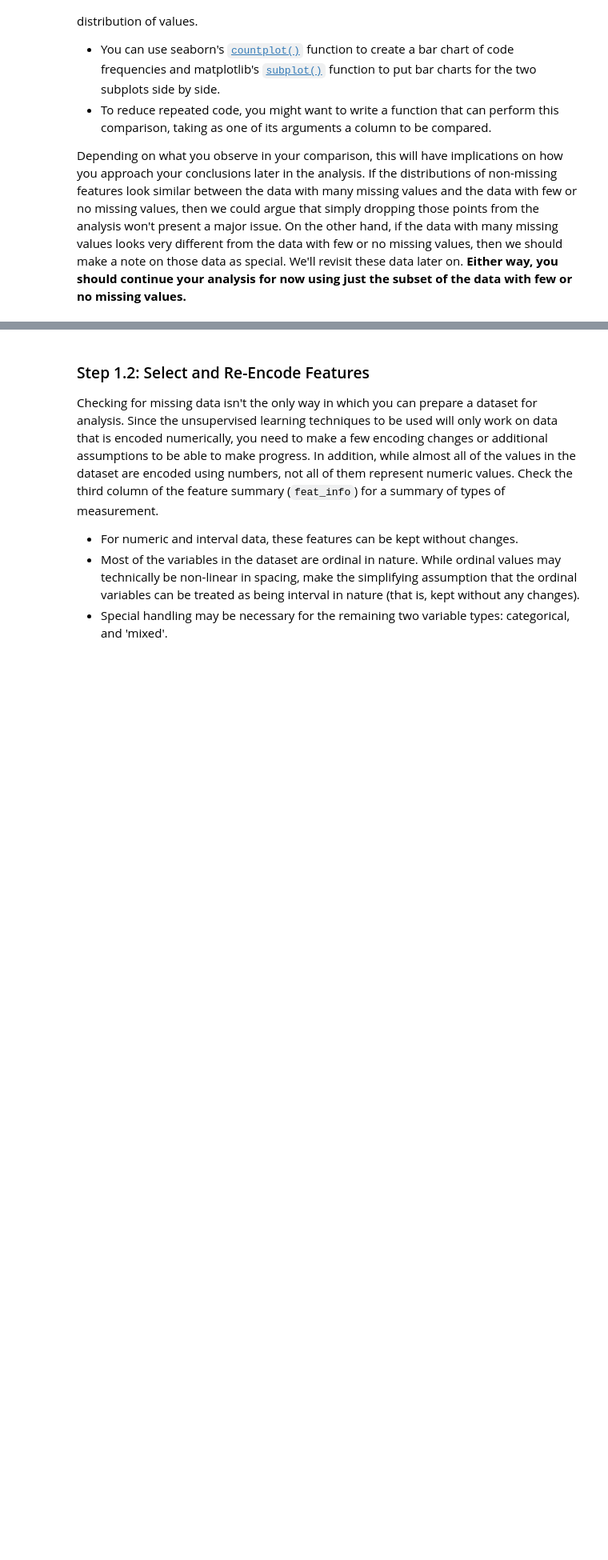
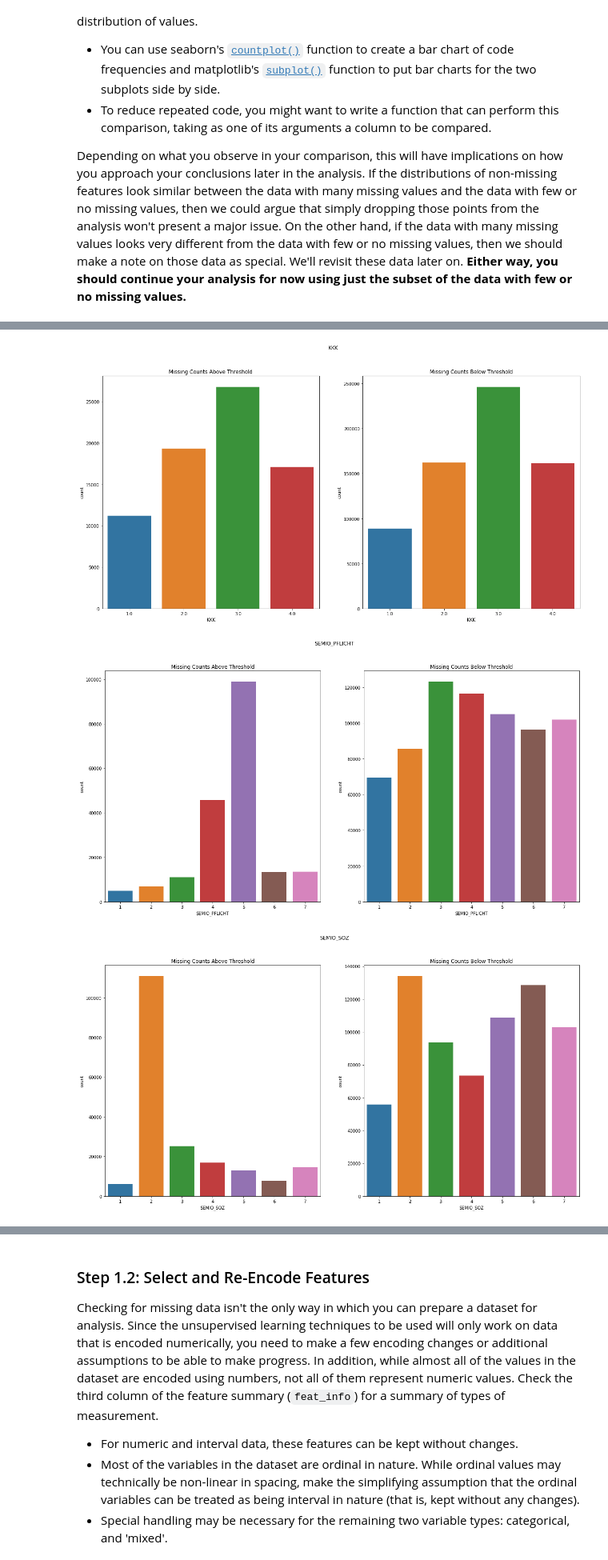
Before and after one commit to cuong-mai/customer-segments-unsupervised-learning, a Jupyter notebook: Identify_Customer_Segments.ipynb, the cells around one changed output, grey strips where cells are left out. Shown: that part at 80% size. Drawn from its saved outputs; the diff is of its cells as text; code cells hidden in the pictures; blank space fills up the shorter version.

```diff
--- a/Identify_Customer_Segments.ipynb
+++ b/Identify_Customer_Segments.ipynb
@@ -160,3 +266,25 @@ Depending on what you observe in your comparison, this will have implications on
 # %%
 # Compare the distribution of values for at least five columns where there are
 # no or few missing values, between the two subsets.
+# %%
+def compare_distribution(df, col, df_missing_below_threshold, df_missing_above_threshold):
+    fig = plt.figure(figsize=(20, 10))
+    ax1 = fig.add_subplot(121)
+    ax1.title.set_text('Missing Counts Above Threshold')
+    sns.countplot(df_missing_above_threshold[col])
+
+    ax2 = fig.add_subplot(122)
+    ax2.title.set_text('Missing Counts Below Threshold')
+    sns.countplot(df_missing_below_threshold[col])
+
+    fig.suptitle(col)
+    plt.show();
+# %%
+np.random.seed(368)
+compared_cols = np.random.choice(azdias.columns, 5).tolist()
+for col in compared_cols:
+    compare_distribution(azdias, col, azdias_missing_below_threshold, azdias_missing_above_threshold)
+# %% [output]
+[figure, added]
+[figure, added]
+[figure, added]
```
Also changed, not shown: parts of 26 cells of this notebook.
